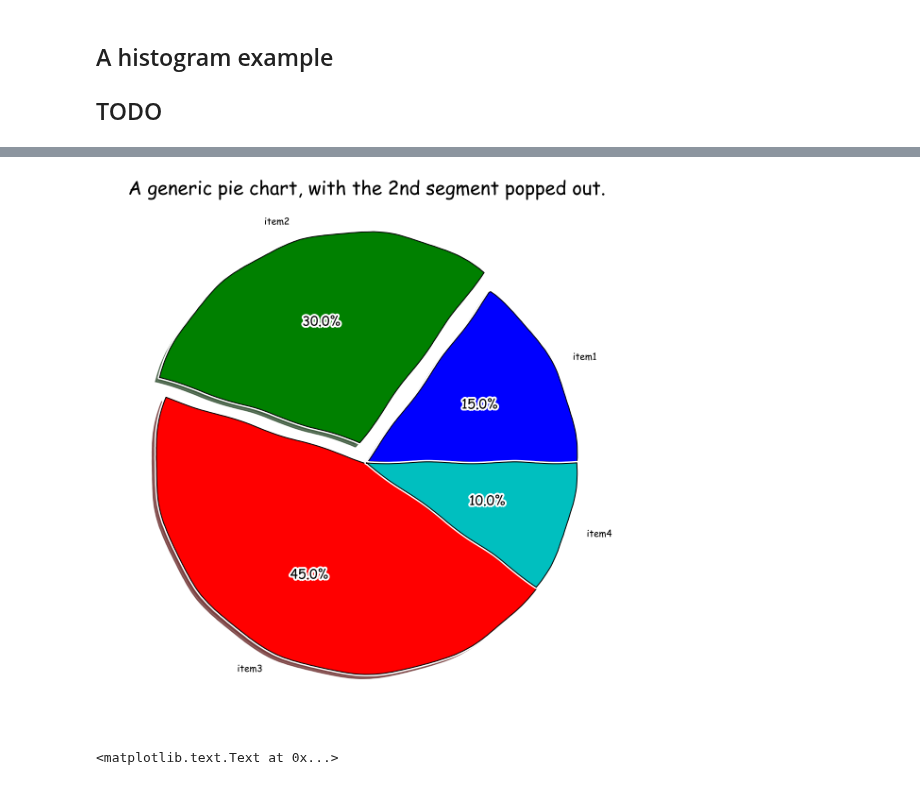
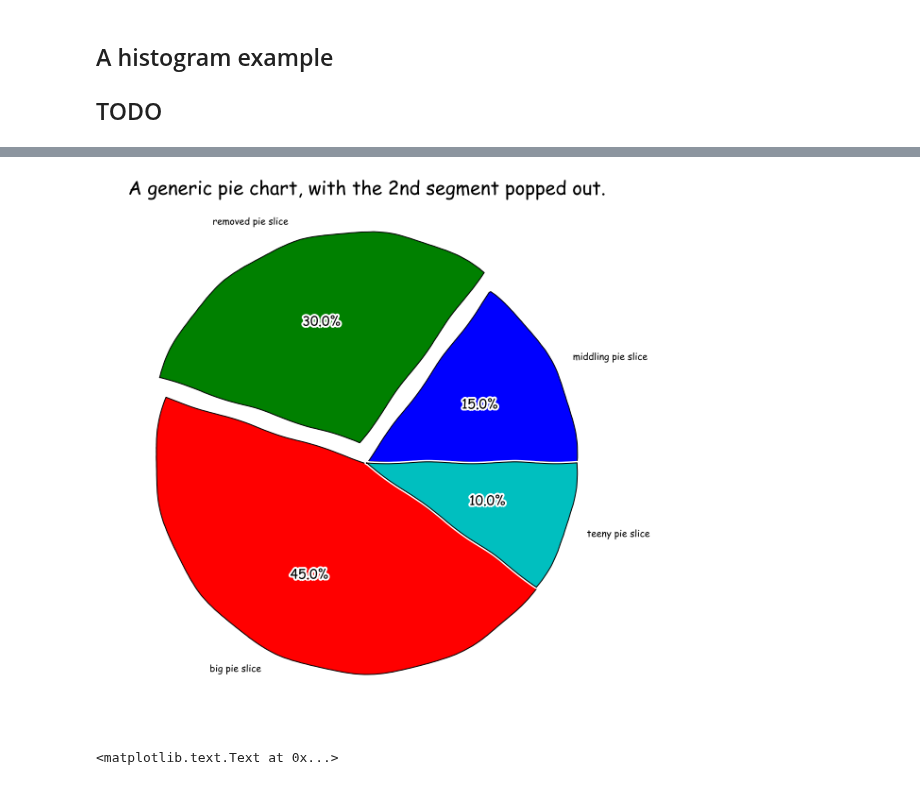
Before and after one commit to emkiley/physmath248_pilot, a Jupyter notebook: visualisation/plotting.overview.ipynb, the cells around one changed output, grey strips where cells are left out. Saved outputs shown, nothing was run; the diff lists cells and outputs as text; code cells hidden in the pictures.

```diff
--- a/visualisation/plotting.overview.ipynb
+++ b/visualisation/plotting.overview.ipynb
@@ -260,26 +284,27 @@ plt.title("Level sets of $"+sp.latex(sp.Eq(sp.Symbol('f(x,y)'), f) )+"$", fontsi
 # %%
 ## a pie chart, using the xkcd style
 
 ## unfortunately the xkcd style does not allow for latex, so we disable
 ## latex text output.
 plt.rc('text', usetex=False)
 
 with plt.xkcd(): ## this enables the xkcd style.
 
     fig=plt.figure()
     fig.set_size_inches(10,10)
 
     fracs = [15,30,45,10]
     pushOut = (0,0.1,0,0) ##
-    labL = 'item1', 'item2', 'item3', 'item4'
+    labL = 'middling pie slice', 'removed pie slice', 'big pie slice', 'teeny pie slice'
 
     ## explode is the push-out parameter.  labels are the text around the
     ## circumference.  autopct puts the percentage in the pie slices.
     ## shadow adds a bit of depth to the image.
-    plt.pie(fracs, explode=pushOut, labels=labL, autopct='%1.1f%%', shadow=True)
+    plt.pie(fracs, explode=pushOut, labels=labL, autopct='%1.1f%%', shadow=False)
+    ## shadow=True / False
     plt.title('A generic pie chart, with the 2nd segment popped out.', fontsize=20)
 # %% [output]
-[figure, old version]
+[figure, new version]
 # %%
 ## polar coordinates
 
```
Also changed, not shown: parts of 4 cells of this notebook, 1 other file.
